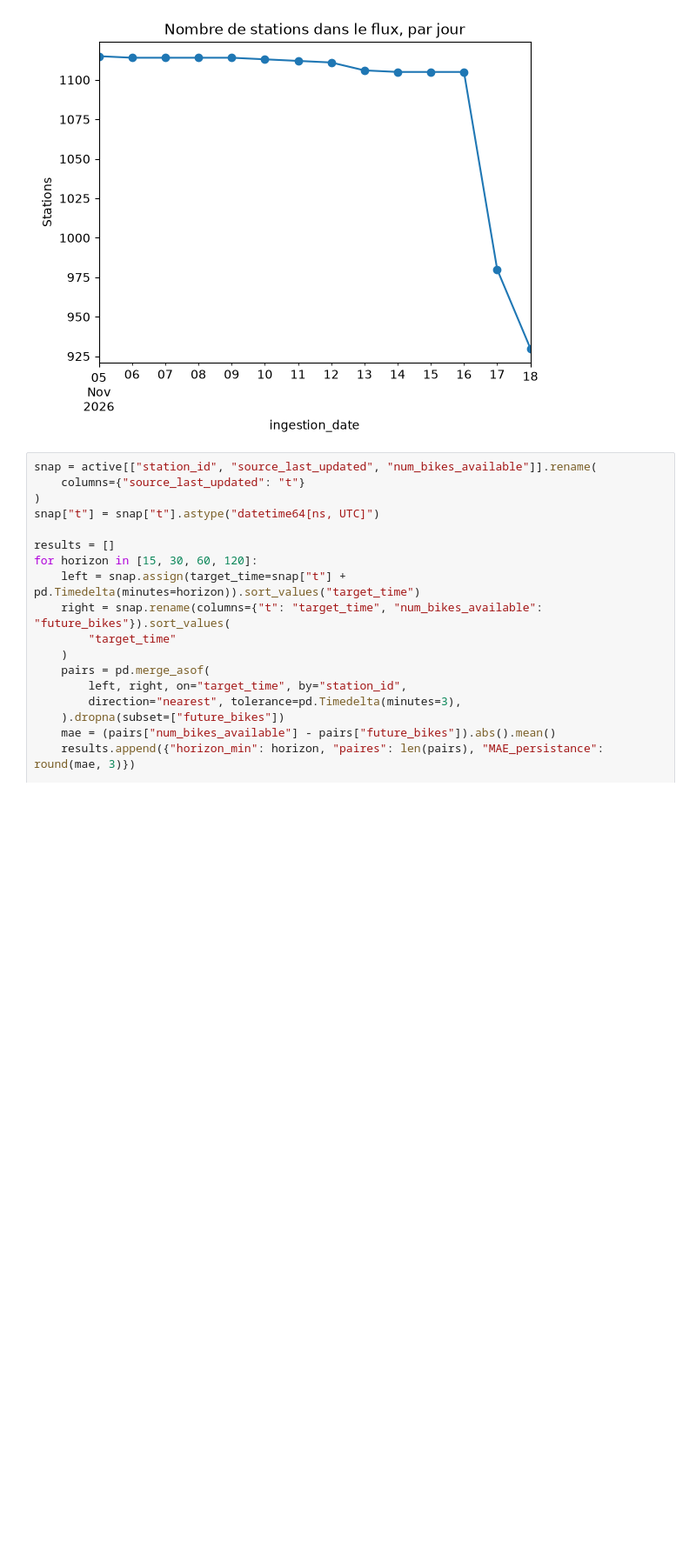
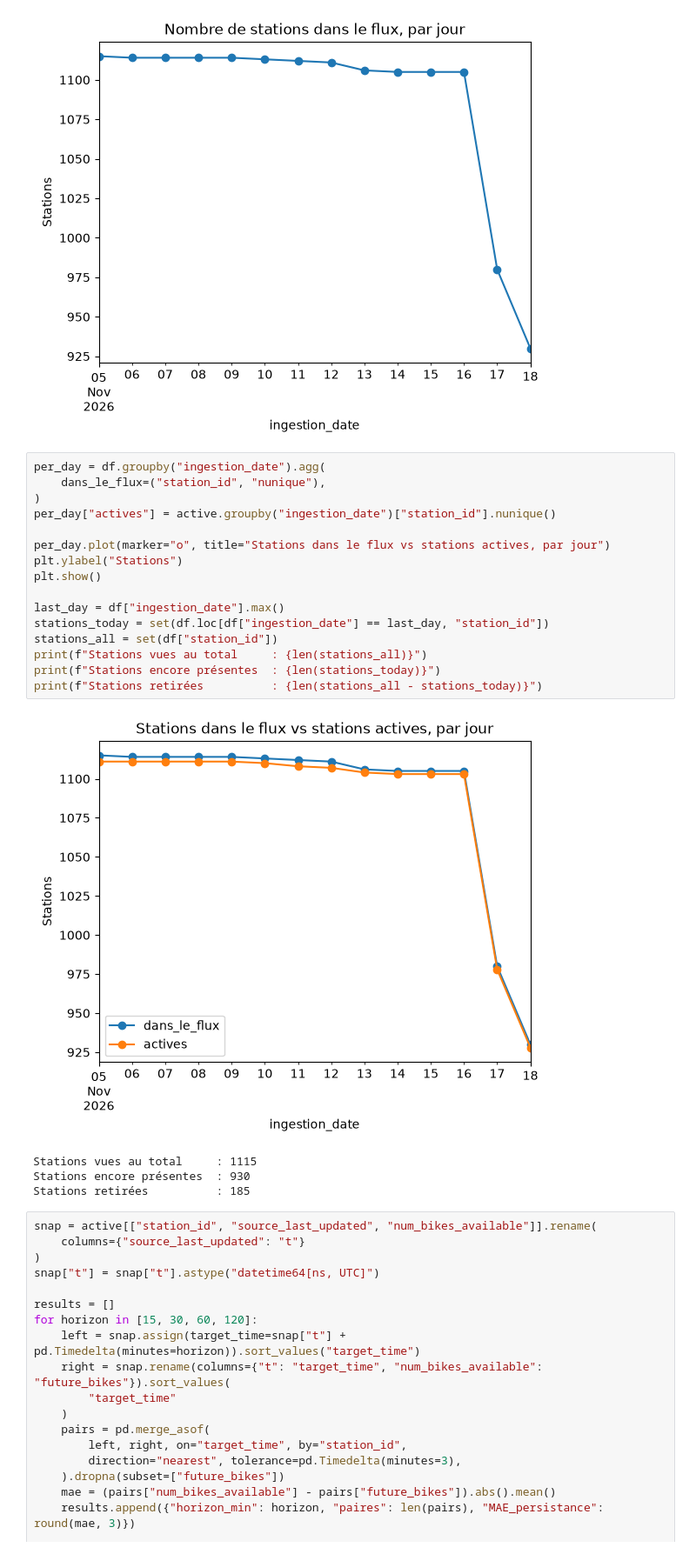
Before and after one commit to brahimlansari/bixi-pulse, a Jupyter notebook: notebooks/04_eda_snapshots.ipynb, the cells around one changed output. Shown at 87% size. Drawn from its saved outputs; the diff is of its cells as text; blank space fills up the shorter version.

```diff
--- a/notebooks/04_eda_snapshots.ipynb
+++ b/notebooks/04_eda_snapshots.ipynb
@@ -52,6 +52,27 @@ plt.ylabel("Stations")
 plt.show()
 # %% [output]
 [figure]
+# %%
+per_day = df.groupby("ingestion_date").agg(
+    dans_le_flux=("station_id", "nunique"),
+)
+per_day["actives"] = active.groupby("ingestion_date")["station_id"].nunique()
+
+per_day.plot(marker="o", title="Stations dans le flux vs stations actives, par jour")
+plt.ylabel("Stations")
+plt.show()
+
+last_day = df["ingestion_date"].max()
+stations_today = set(df.loc[df["ingestion_date"] == last_day, "station_id"])
+stations_all = set(df["station_id"])
+print(f"Stations vues au total     : {len(stations_all)}")
+print(f"Stations encore présentes  : {len(stations_today)}")
+print(f"Stations retirées          : {len(stations_all - stations_today)}")
+# %% [output]
+[figure, added]
+Stations vues au total     : 1115
+Stations encore présentes  : 930
+Stations retirées          : 185
 # %%
 snap = active[["station_id", "source_last_updated", "num_bikes_available"]].rename(
     columns={"source_last_updated": "t"}
```
Also changed, not shown: 7 other files.
